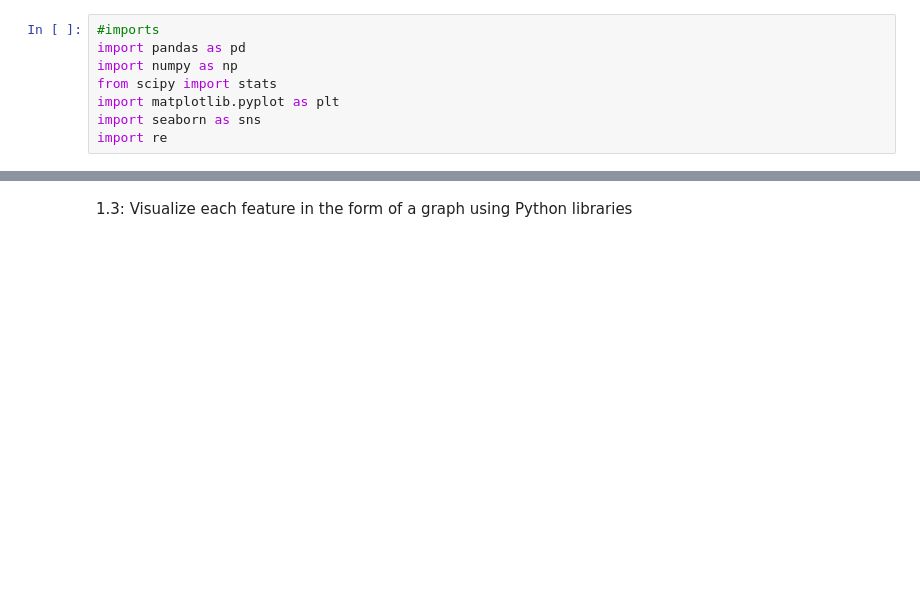
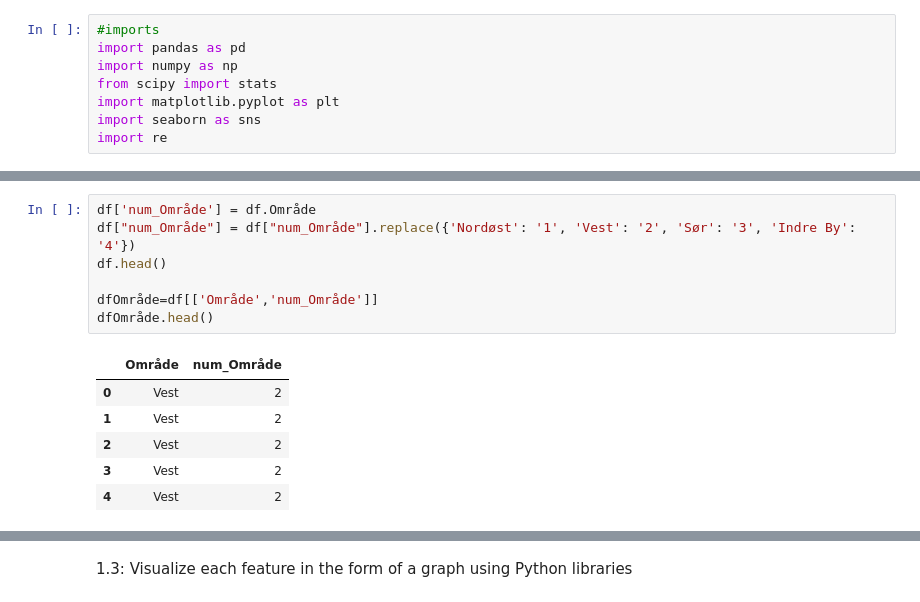
Before and after one commit to michaelekornrud/AI---Oblig1, a Jupyter notebook: Oblig1.ipynb, the cells around one changed output, grey strips where cells are left out. Drawn from its saved outputs; the diff is of its cells as text; blank space fills up the shorter version.

```diff
--- a/Oblig1.ipynb
+++ b/Oblig1.ipynb
@@ -34,0 +73,14 @@ df.head()
+# %%
+df['num_Område'] = df.Område
+df["num_Område"] = df["num_Område"].replace({'Nordøst': '1', 'Vest': '2', 'Sør': '3', 'Indre By': '4'})
+df.head()
+
+dfOmråde=df[['Område','num_Område']]
+dfOmråde.head()
+# %% [output]
+|  | Område | num_Område |
+| 0 | Vest | 2 |
+| 1 | Vest | 2 |
+| 2 | Vest | 2 |
+| 3 | Vest | 2 |
+| 4 | Vest | 2 |
```
Also changed, not shown: parts of 8 cells of this notebook.
